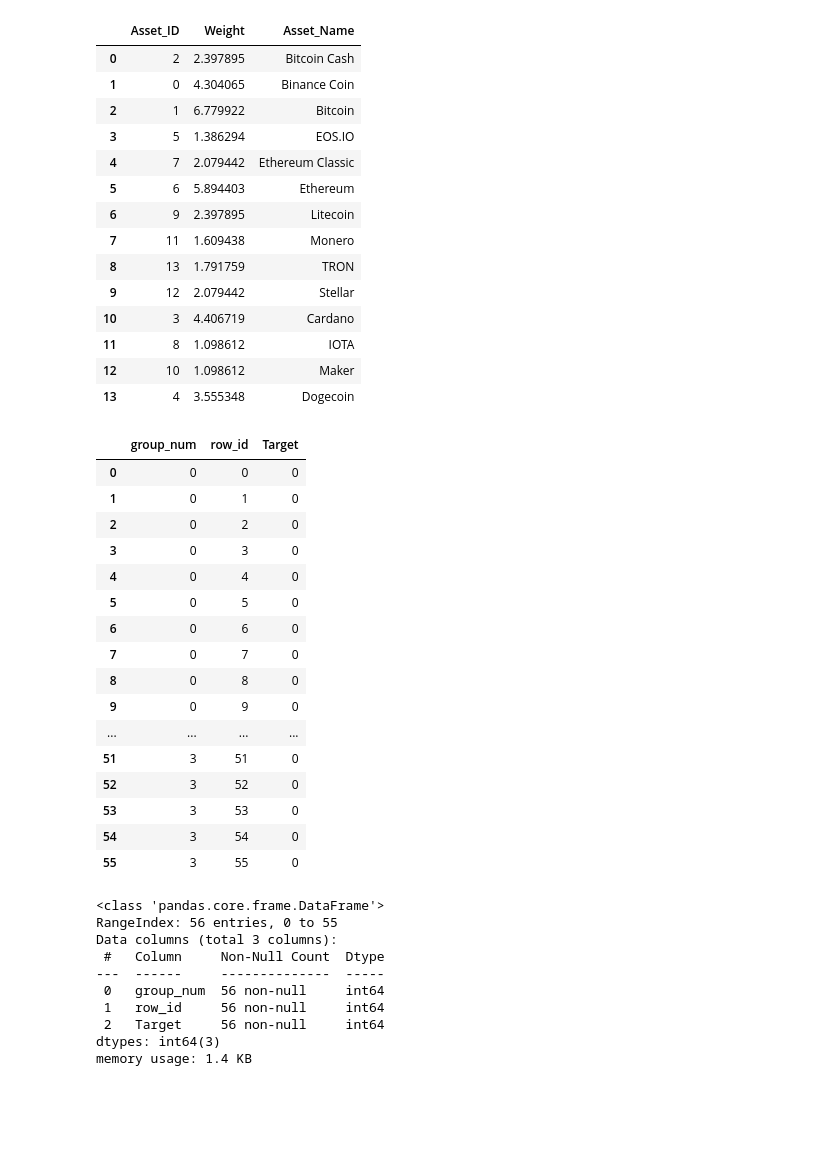
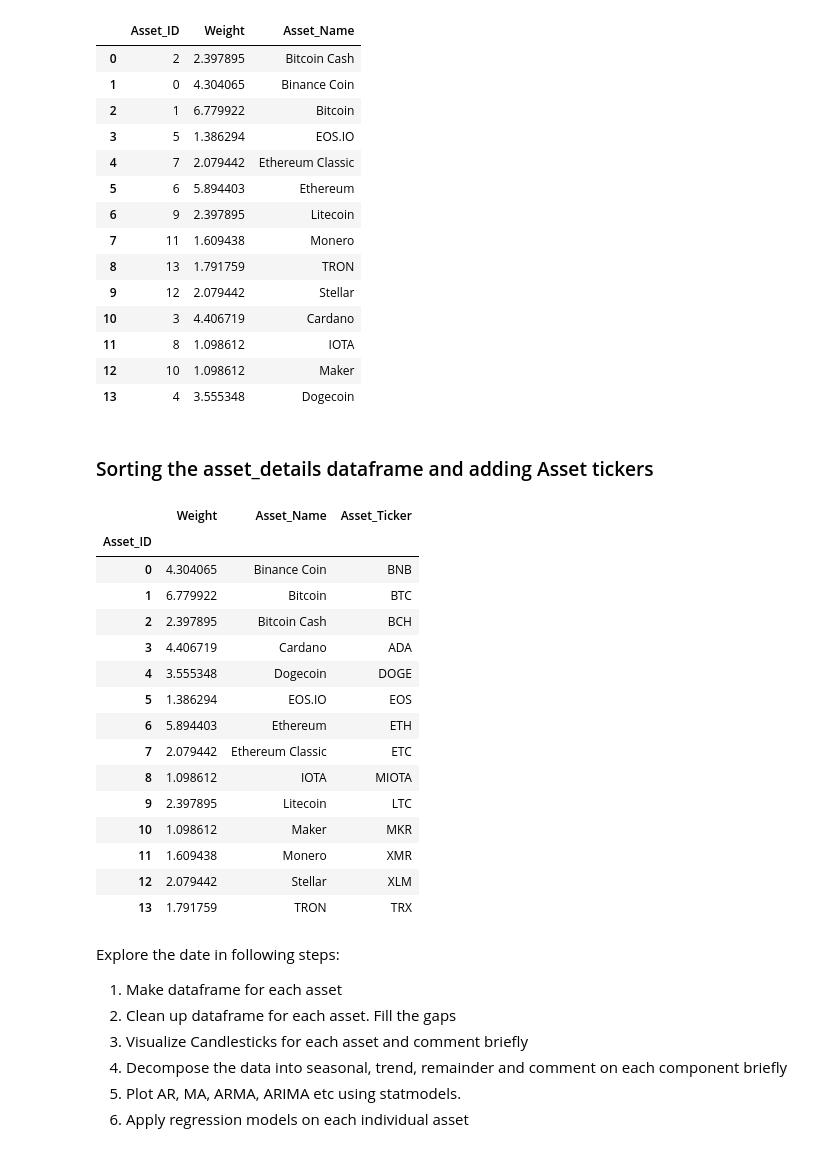
Before and after one commit to dawg-learn/G-research_Crypto_Forecasting_Kaggle, a Jupyter notebook: g-research-crypto-forecasting-dawgs.ipynb, the cells around one changed output. Drawn from its saved outputs; the diff is of its cells as text; code cells hidden in the pictures; blank space fills up the shorter version.

Commit message:
Kaggle Notebook | G-research Crypto Forecasting [DAWGs] | Version 4

```diff
--- a/g-research-crypto-forecasting-dawgs.ipynb
+++ b/g-research-crypto-forecasting-dawgs.ipynb
@@ -65,37 +55,49 @@ asset_details
 | 11 | 8 | 1.098612 | IOTA |
 | 12 | 10 | 1.098612 | Maker |
 | 13 | 4 | 3.555348 | Dogecoin |
-# %%
-sample_submission = pd.read_csv("../input/g-research-crypto-forecasting/example_sample_submission.csv")
-sample_submission
-# %% [output]
-|  | group_num | row_id | Target |
-| 0 | 0 | 0 | 0 |
-| 1 | 0 | 1 | 0 |
-| 2 | 0 | 2 | 0 |
-| 3 | 0 | 3 | 0 |
-| 4 | 0 | 4 | 0 |
-| 5 | 0 | 5 | 0 |
-| 6 | 0 | 6 | 0 |
-| 7 | 0 | 7 | 0 |
-| 8 | 0 | 8 | 0 |
-| 9 | 0 | 9 | 0 |
-| ... | ... | ... | ... |
-| 51 | 3 | 51 | 0 |
-| 52 | 3 | 52 | 0 |
-| 53 | 3 | 53 | 0 |
-| 54 | 3 | 54 | 0 |
-| 55 | 3 | 55 | 0 |
-# %%
-sample_submission.info()
-# %% [output]
-<class 'pandas.core.frame.DataFrame'>
-RangeIndex: 56 entries, 0 to 55
-Data columns (total 3 columns):
- #   Column     Non-Null Count  Dtype
----  ------     --------------  -----
- 0   group_num  56 non-null     int64
- 1   row_id     56 non-null     int64
- 2   Target     56 non-null     int64
-dtypes: int64(3)
-memory usage: 1.4 KB
+# %% [markdown]
+### Sorting the asset_details dataframe and adding Asset tickers
+# %%
+asset_details.sort_values(by='Asset_ID', inplace=True)
+asset_details.set_index('Asset_ID', inplace=True)
+asset_details['Asset_Ticker'] = ['BNB', #Binance Coin
+                                 'BTC', #Bitcoin
+                                 'BCH', #Bitcoin Cash
+                                 'ADA', #Cardano
+                                 'DOGE', #Dogecoin
+                                 'EOS', #EOS
+                                 'ETH', #Etherium
+                                 'ETC', #Etherium Classic
+                                 'MIOTA', #IOTA
+                                 'LTC', #Litecoin
+                                 'MKR', #Maker
+                                 'XMR', #Monero
+                                 'XLM', #Stellar
+                                 'TRX', #TRON
+                                ]
+asset_details
+# %% [output]
+|  | Weight | Asset_Name | Asset_Ticker |
+| Asset_ID |  |  |  |
+| 0 | 4.304065 | Binance Coin | BNB |
+| 1 | 6.779922 | Bitcoin | BTC |
+| 2 | 2.397895 | Bitcoin Cash | BCH |
+| 3 | 4.406719 | Cardano | ADA |
+| 4 | 3.555348 | Dogecoin | DOGE |
+| 5 | 1.386294 | EOS.IO | EOS |
+| 6 | 5.894403 | Ethereum | ETH |
+| 7 | 2.079442 | Ethereum Classic | ETC |
+| 8 | 1.098612 | IOTA | MIOTA |
+| 9 | 2.397895 | Litecoin | LTC |
+| 10 | 1.098612 | Maker | MKR |
+| 11 | 1.609438 | Monero | XMR |
+| 12 | 2.079442 | Stellar | XLM |
+| 13 | 1.791759 | TRON | TRX |
+# %% [markdown]
+Explore the date in following steps:
+1. Make dataframe for each asset
+2. Clean up dataframe for each asset. Fill the gaps
+3. Visualize Candlesticks for each asset and comment briefly
+4. Decompose the data into seasonal, trend, remainder and comment on each component briefly
+5. Plot AR, MA, ARMA, ARIMA etc using statmodels.
+6. Apply regression models on each individual asset
```
Also changed, not shown: parts of 10 cells of this notebook.
